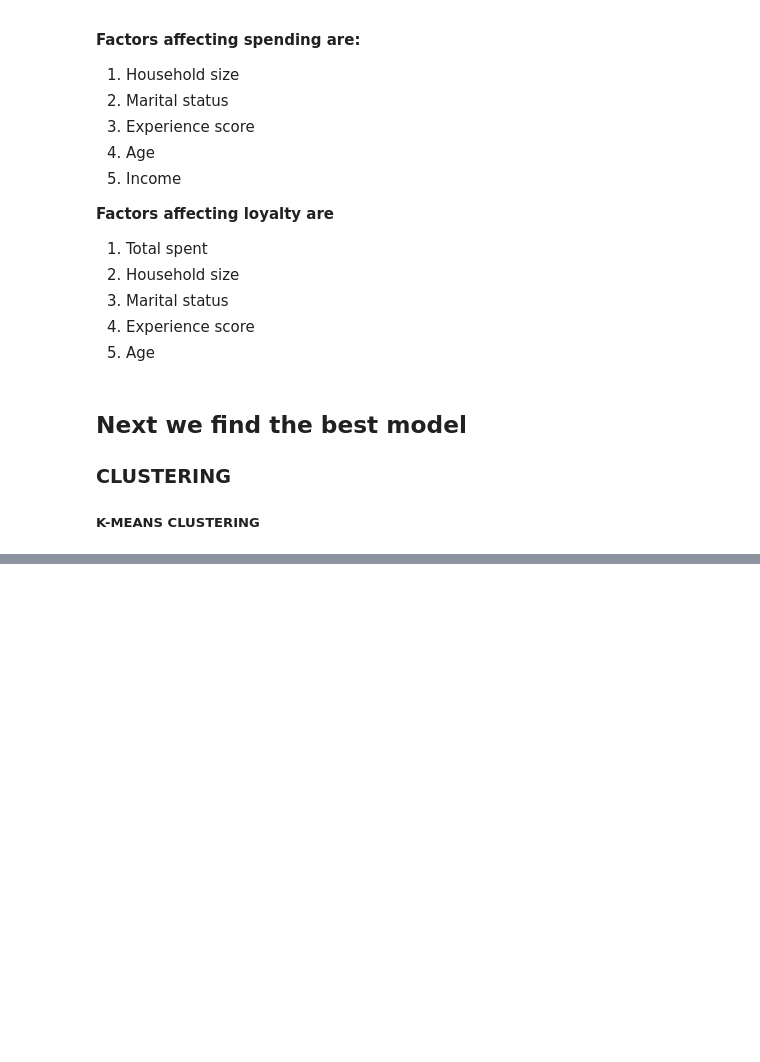
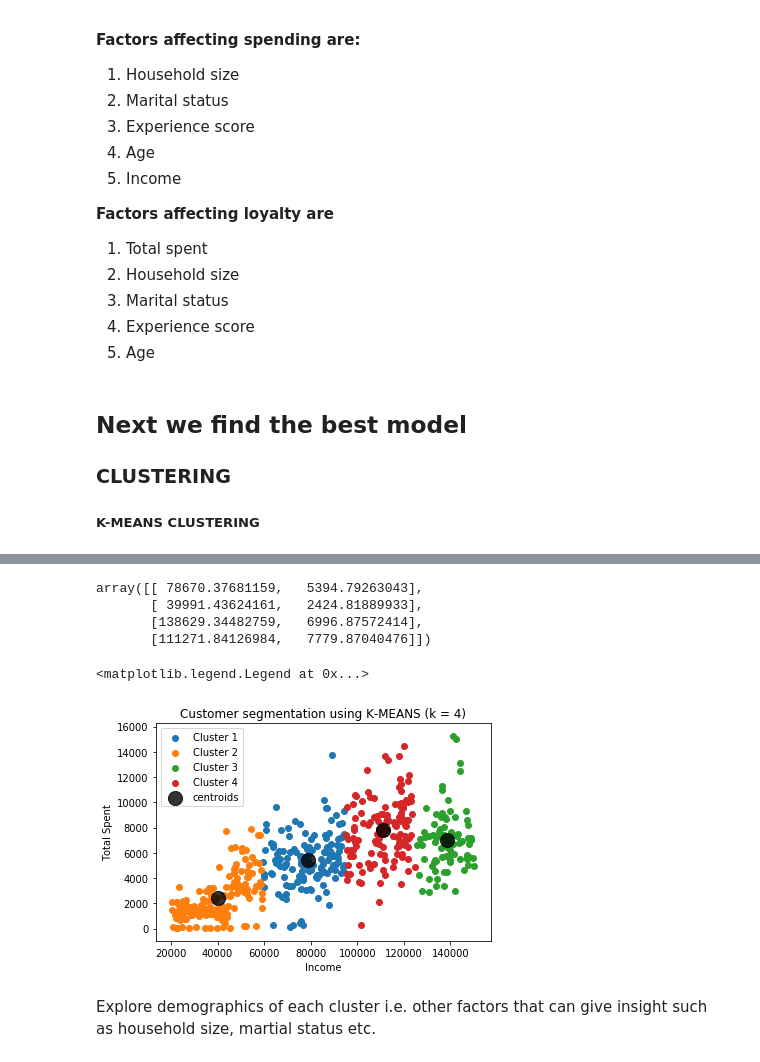
Before and after one commit to CikuKariuki/Retailer-X, a Jupyter notebook: analysis/Retailer X.ipynb, the cells around one changed output, grey strips where cells are left out. Cells and saved outputs as stored; diff of their text form; code cells hidden in the pictures; blank space fills up the shorter version.

Commit message:
Gained insight to loyalty group marketing using clustering

```diff
--- a/analysis/Retailer X.ipynb
+++ b/analysis/Retailer X.ipynb
@@ -371,3 +414,3 @@ cluster_output
 # %%
-cluster_output = pd.DataFrame(cluster_output, columns = ['SEGMENT'])
+cluster_output = pd.DataFrame(cluster_output, columns = ['CLUSTER'])
 cluster_output.tail()
@@ -379,0 +435,26 @@ cluster_in_out.tail()
+# %%
+# centroids
+kmeans_model.cluster_centers_
+# %% [output]
+array([[ 78670.37681159,   5394.79263043],
+       [ 39991.43624161,   2424.81889933],
+       [138629.34482759,   6996.87572414],
+       [111271.84126984,   7779.87040476]])
+# %%
+# plot the cluster results
+plt.scatter(cluster_in_out[cluster_in_out.CLUSTER == 0]['INCOME'], cluster_in_out[cluster_in_out.CLUSTER == 0]['TOTAL SPENT'], label = 'Cluster 1')
+plt.scatter(cluster_in_out[cluster_in_out.CLUSTER == 1]['INCOME'], cluster_in_out[cluster_in_out.CLUSTER == 1]['TOTAL SPENT'], label = 'Cluster 2')
+plt.scatter(cluster_in_out[cluster_in_out.CLUSTER == 2]['INCOME'], cluster_in_out[cluster_in_out.CLUSTER == 2]['TOTAL SPENT'], label = 'Cluster 3')
+plt.scatter(cluster_in_out[cluster_in_out.CLUSTER == 3]['INCOME'], cluster_in_out[cluster_in_out.CLUSTER == 3]['TOTAL SPENT'], label = 'Cluster 4')
+# plot the centroids
+plt.scatter(kmeans_model.cluster_centers_[:,0], kmeans_model.cluster_centers_[:,1], s = 200, c = 'black', alpha = 0.8, label = "centroids")
+
+plt.title("Customer segmentation using K-MEANS (k = 4)")
+plt.xlabel("Income")
+plt.ylabel("Total Spent")
+plt.legend()
+# %% [output]
+<matplotlib.legend.Legend at 0x...>
+[figure, added]
+# %% [markdown]
+Explore demographics of each cluster i.e. other factors that can give insight such as household size, martial status etc.
```
Also changed, not shown: parts of 27 cells of this notebook.
